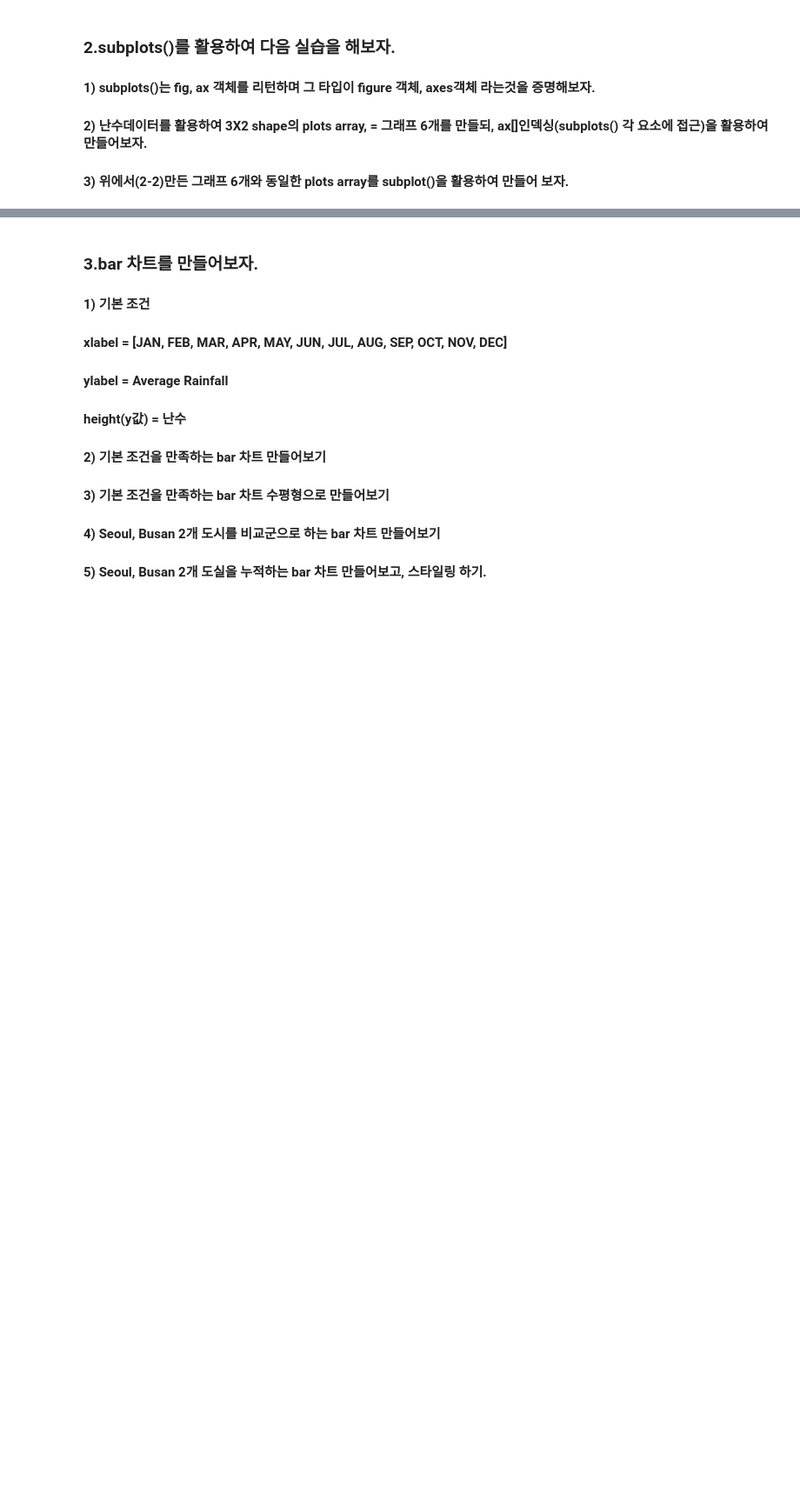
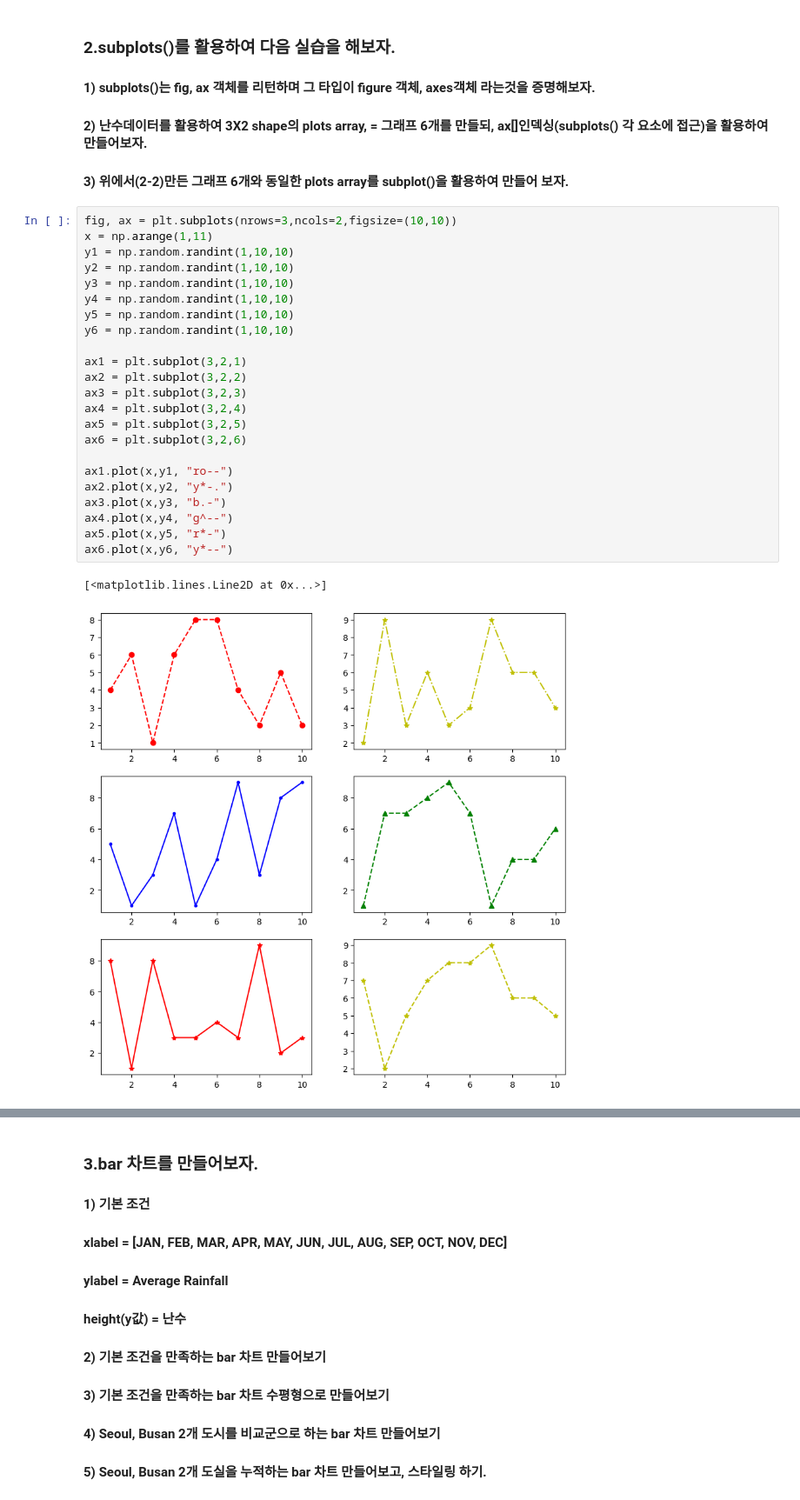
Before and after one commit to psg759/exercise_8jan, a Jupyter notebook: 17_matplotlib.ipynb, the cells around one changed output, grey strips where cells are left out. Shown at 87% size. Drawn from its saved outputs; the diff is of its cells as text; blank space fills up the shorter version.

```diff
--- a/17_matplotlib.ipynb
+++ b/17_matplotlib.ipynb
@@ -1082,3 +1103,29 @@ plt.xlim(0,3)
 #### 1) subplots()는 fig, ax 객체를 리턴하며 그 타입이 figure 객체, axes객체 라는것을 증명해보자.
 #### 2) 난수데이터를 활용하여 3X2 shape의 plots array, = 그래프 6개를 만들되, ax[]인덱싱(subplots() 각 요소에 접근)을 활용하여 만들어보자.
 #### 3) 위에서(2-2)만든 그래프 6개와 동일한 plots array를 subplot()을 활용하여 만들어 보자.
+# %%
+fig, ax = plt.subplots(nrows=3,ncols=2,figsize=(10,10))
+x = np.arange(1,11)
+y1 = np.random.randint(1,10,10)
+y2 = np.random.randint(1,10,10)
+y3 = np.random.randint(1,10,10)
+y4 = np.random.randint(1,10,10)
+y5 = np.random.randint(1,10,10)
+y6 = np.random.randint(1,10,10)
+
+ax1 = plt.subplot(3,2,1)
+ax2 = plt.subplot(3,2,2)
+ax3 = plt.subplot(3,2,3)
+ax4 = plt.subplot(3,2,4)
+ax5 = plt.subplot(3,2,5)
+ax6 = plt.subplot(3,2,6)
+
+ax1.plot(x,y1, "ro--")
+ax2.plot(x,y2, "y*-.")
+ax3.plot(x,y3, "b.-")
+ax4.plot(x,y4, "g^--")
+ax5.plot(x,y5, "r*-")
+ax6.plot(x,y6, "y*--")
+# %% [output]
+[<matplotlib.lines.Line2D at 0x...>]
+[figure, added]
```
Also changed, not shown: parts of 10 cells of this notebook.
